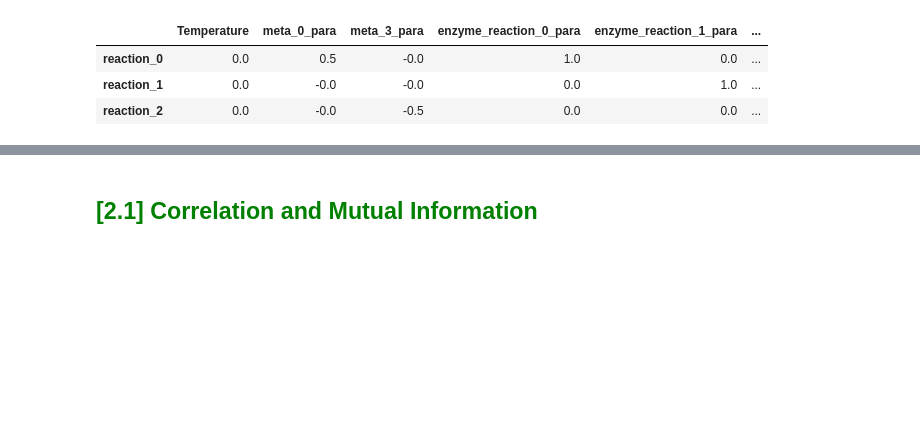
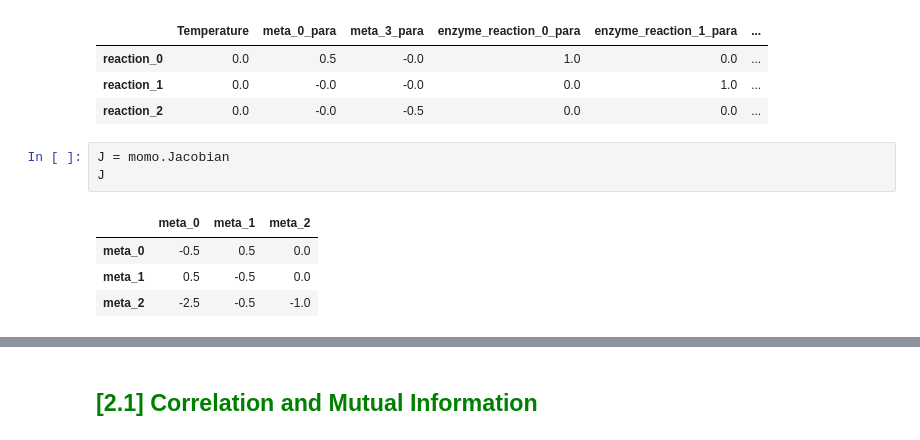
Before and after one commit to tuturax/BadAss, a Jupyter notebook: test_class.ipynb, the cells around one changed output, grey strips where cells are left out. Cells and saved outputs as stored; diff of their text form; blank space fills up the shorter version.

```diff
--- a/test_class.ipynb
+++ b/test_class.ipynb
@@ -424,3 +424,11 @@ momo.elasticity.p.df
 | reaction_0 | 0.0 | 0.5 | -0.0 | 1.0 | 0.0 | ... |
 | reaction_1 | 0.0 | -0.0 | -0.0 | 0.0 | 1.0 | ... |
 | reaction_2 | 0.0 | -0.0 | -0.5 | 0.0 | 0.0 | ... |
+# %%
+J = momo.Jacobian
+J
+# %% [output]
+|  | meta_0 | meta_1 | meta_2 |
+| meta_0 | -0.5 | 0.5 | 0.0 |
+| meta_1 | 0.5 | -0.5 | 0.0 |
+| meta_2 | -2.5 | -0.5 | -1.0 |
```
Also changed, not shown: parts of 20 cells of this notebook, 10 other files.
